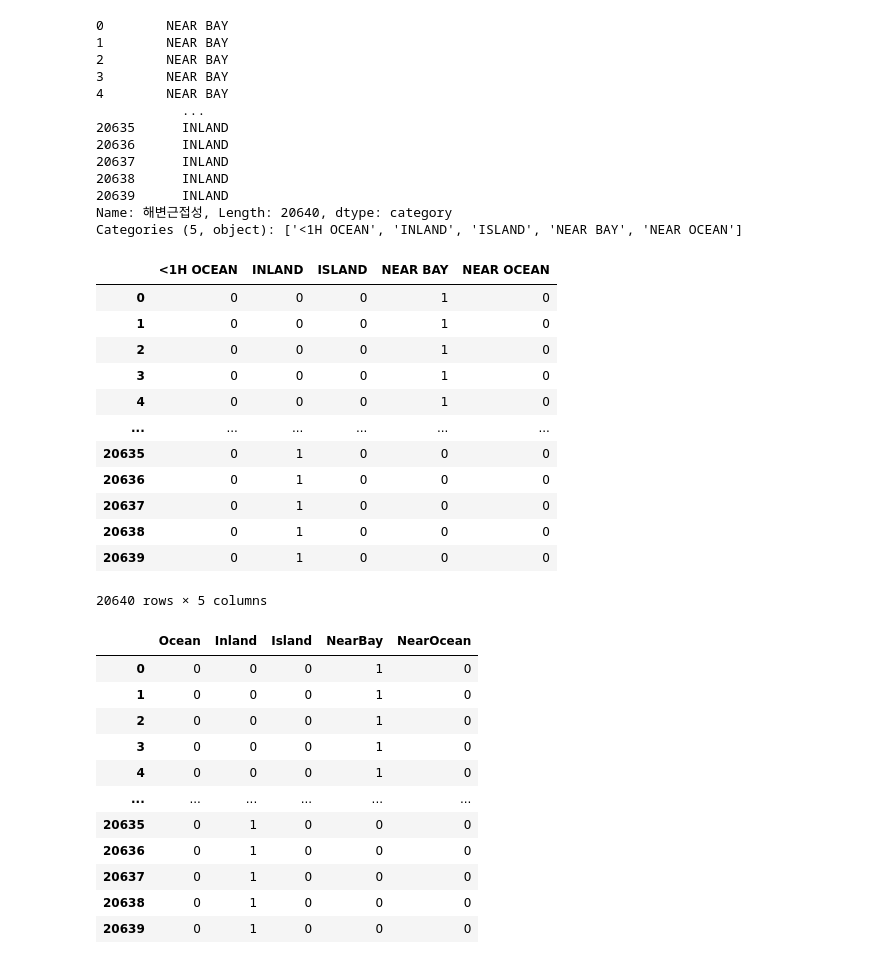
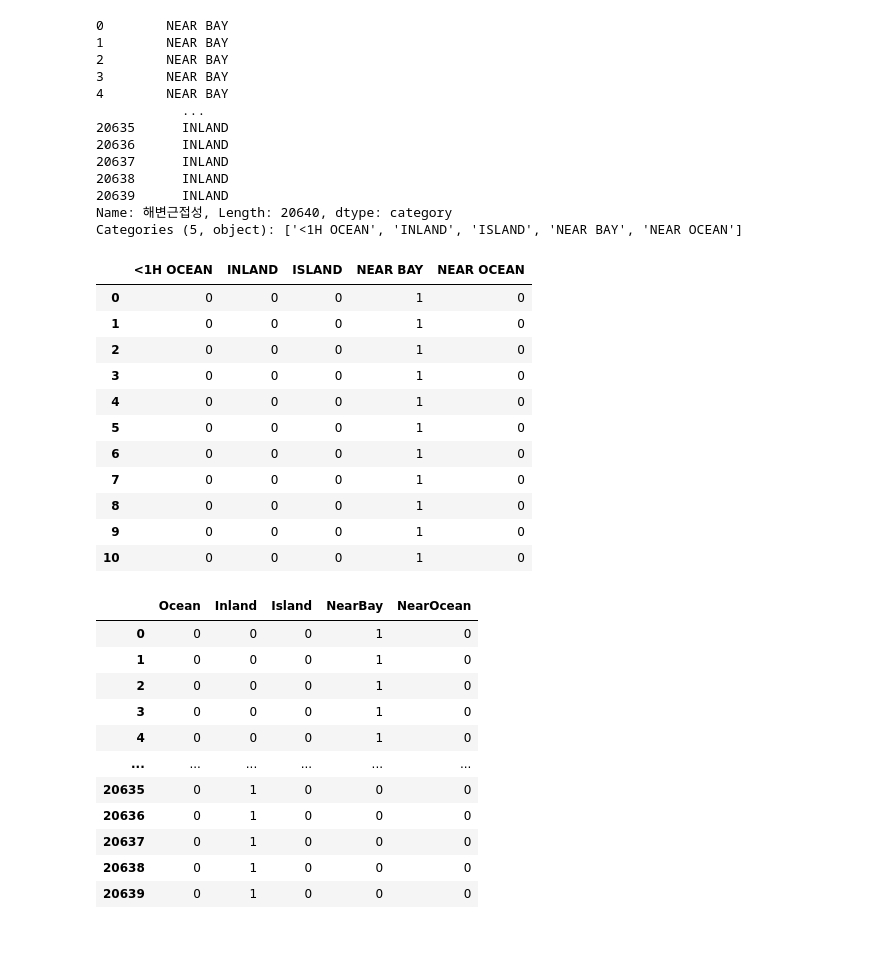
Before and after one commit to uijungkwon/data_analysis, a Jupyter notebook: BSA05/BSA05_Data-Transform.ipynb, the cells around one changed output. Drawn from its saved outputs; the diff is of its cells as text; code cells hidden in the pictures.

```diff
--- a/BSA05/BSA05_Data-Transform.ipynb
+++ b/BSA05/BSA05_Data-Transform.ipynb
@@ -117,21 +122,20 @@ Index(['A', 'B', 'C', 'D', 'E'], dtype='object')
 20639      INLAND
 Name: 해변근접성, Length: 20640, dtype: category
 Categories (5, object): ['<1H OCEAN', 'INLAND', 'ISLAND', 'NEAR BAY', 'NEAR OCEAN']
-# %%
-주택위치 =pd.get_dummies(주택["해변근접성"])
-주택위치
-# %% [output]
-|  | <1H OCEAN | INLAND | ISLAND | NEAR BAY | NEAR OCEAN |
-| 0 | 0 | 0 | 0 | 1 | 0 |
-| 1 | 0 | 0 | 0 | 1 | 0 |
-| 2 | 0 | 0 | 0 | 1 | 0 |
-| 3 | 0 | 0 | 0 | 1 | 0 |
-| 4 | 0 | 0 | 0 | 1 | 0 |
-| ... | ... | ... | ... | ... | ... |
-| 20635 | 0 | 1 | 0 | 0 | 0 |
-| 20636 | 0 | 1 | 0 | 0 | 0 |
-| 20637 | 0 | 1 | 0 | 0 | 0 |
-| 20638 | 0 | 1 | 0 | 0 | 0 |
-| 20639 | 0 | 1 | 0 | 0 | 0 |
-20640 rows × 5 columns
+# %%
+주택위치 =pd.get_dummies(주택["해변근접성"]) ## get_dummies() : 카테고리에 맞게 가변수로 변환해주는 함수 => 5개의 더미 변수로 만듬
+주택위치.head(11) #파이썬에서는 대문자와 소문자를 구별
+# %% [output]
+|  | <1H OCEAN | INLAND | ISLAND | NEAR BAY | NEAR OCEAN |
+| 0 | 0 | 0 | 0 | 1 | 0 |
+| 1 | 0 | 0 | 0 | 1 | 0 |
+| 2 | 0 | 0 | 0 | 1 | 0 |
+| 3 | 0 | 0 | 0 | 1 | 0 |
+| 4 | 0 | 0 | 0 | 1 | 0 |
+| 5 | 0 | 0 | 0 | 1 | 0 |
+| 6 | 0 | 0 | 0 | 1 | 0 |
+| 7 | 0 | 0 | 0 | 1 | 0 |
+| 8 | 0 | 0 | 0 | 1 | 0 |
+| 9 | 0 | 0 | 0 | 1 | 0 |
+| 10 | 0 | 0 | 0 | 1 | 0 |
 # %%
```
Also changed, not shown: parts of 41 cells of this notebook.
